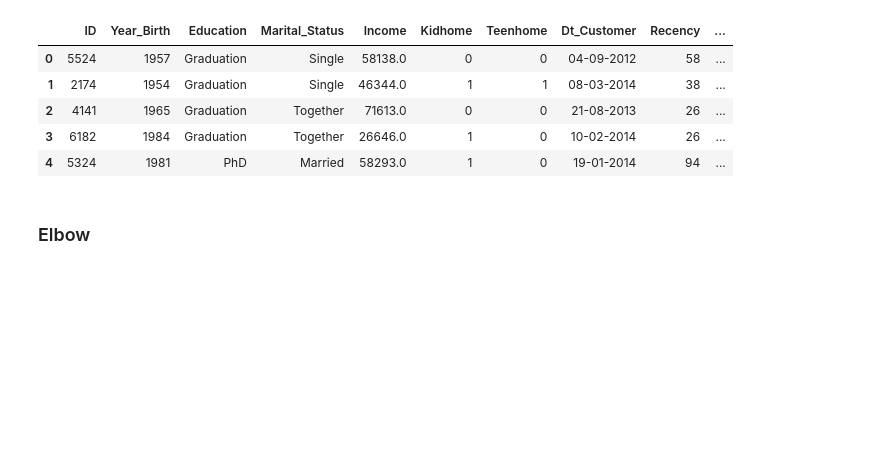
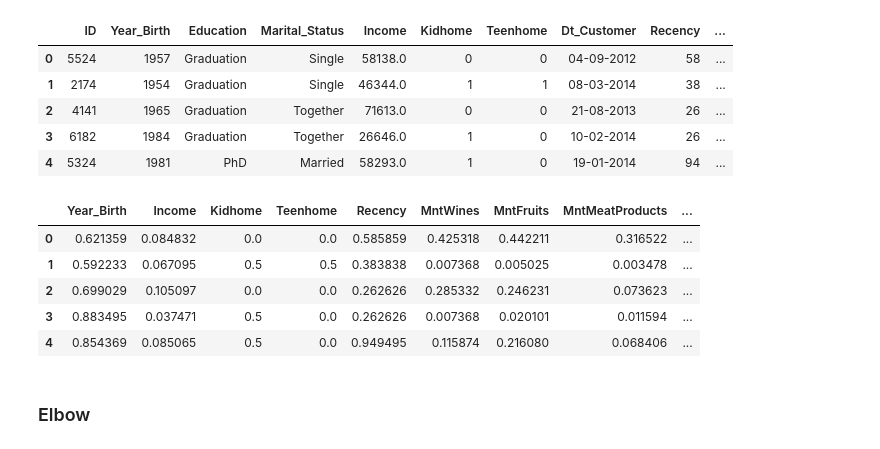
Before and after one commit to Avichay3/Full-training, a Jupyter notebook: Copy_of_Clustering_exercise.ipynb, the cells around one changed output. Drawn from its saved outputs; the diff is of its cells as text; code cells hidden in the pictures; blank space fills up the shorter version.

Commit message:
scale the data

```diff
--- a/Copy_of_Clustering_exercise.ipynb
+++ b/Copy_of_Clustering_exercise.ipynb
@@ -254,3 +250,40 @@ df.head()
+# %%
+# Scale the data using MinMaxScaler
+# Encode categorical variables
+
+from sklearn.preprocessing import MinMaxScaler
+import pandas as pd
+
+df_processed = df.copy()
+
+# drop ID (not useful for clustering)
+df_processed = df_processed.drop(columns=["ID"])
+
+# parse date safely (day-month-year)
+df_processed["Dt_Customer"] = pd.to_datetime(df_processed["Dt_Customer"], dayfirst=True)
+
+# convert date to numeric features
+df_processed["Customer_Year"] = df_processed["Dt_Customer"].dt.year
+df_processed = df_processed.drop(columns=["Dt_Customer"])
+
+# encode categorical variables
+df_processed = pd.get_dummies(df_processed, drop_first=True)
+
+# scale all features
+scaler = MinMaxScaler()
+df_scaled = pd.DataFrame(
+    scaler.fit_transform(df_processed),
+    columns=df_processed.columns
+)
+
+df_scaled.head()
+# %% [output]
+|  | Year_Birth | Income | Kidhome | Teenhome | Recency | MntWines | MntFruits | MntMeatProducts | ... |
+| 0 | 0.621359 | 0.084832 | 0.0 | 0.0 | 0.585859 | 0.425318 | 0.442211 | 0.316522 | ... |
+| 1 | 0.592233 | 0.067095 | 0.5 | 0.5 | 0.383838 | 0.007368 | 0.005025 | 0.003478 | ... |
+| 2 | 0.699029 | 0.105097 | 0.0 | 0.0 | 0.262626 | 0.285332 | 0.246231 | 0.073623 | ... |
+| 3 | 0.883495 | 0.037471 | 0.5 | 0.0 | 0.262626 | 0.007368 | 0.020101 | 0.011594 | ... |
+| 4 | 0.854369 | 0.085065 | 0.5 | 0.0 | 0.949495 | 0.115874 | 0.216080 | 0.068406 | ... |
 # %%
 # Apply k-Means on the 'MntWines' and 'MntMeatProducts' features with n_clusters=5
 
```
Also changed, not shown: parts of 1 cell of this notebook.
